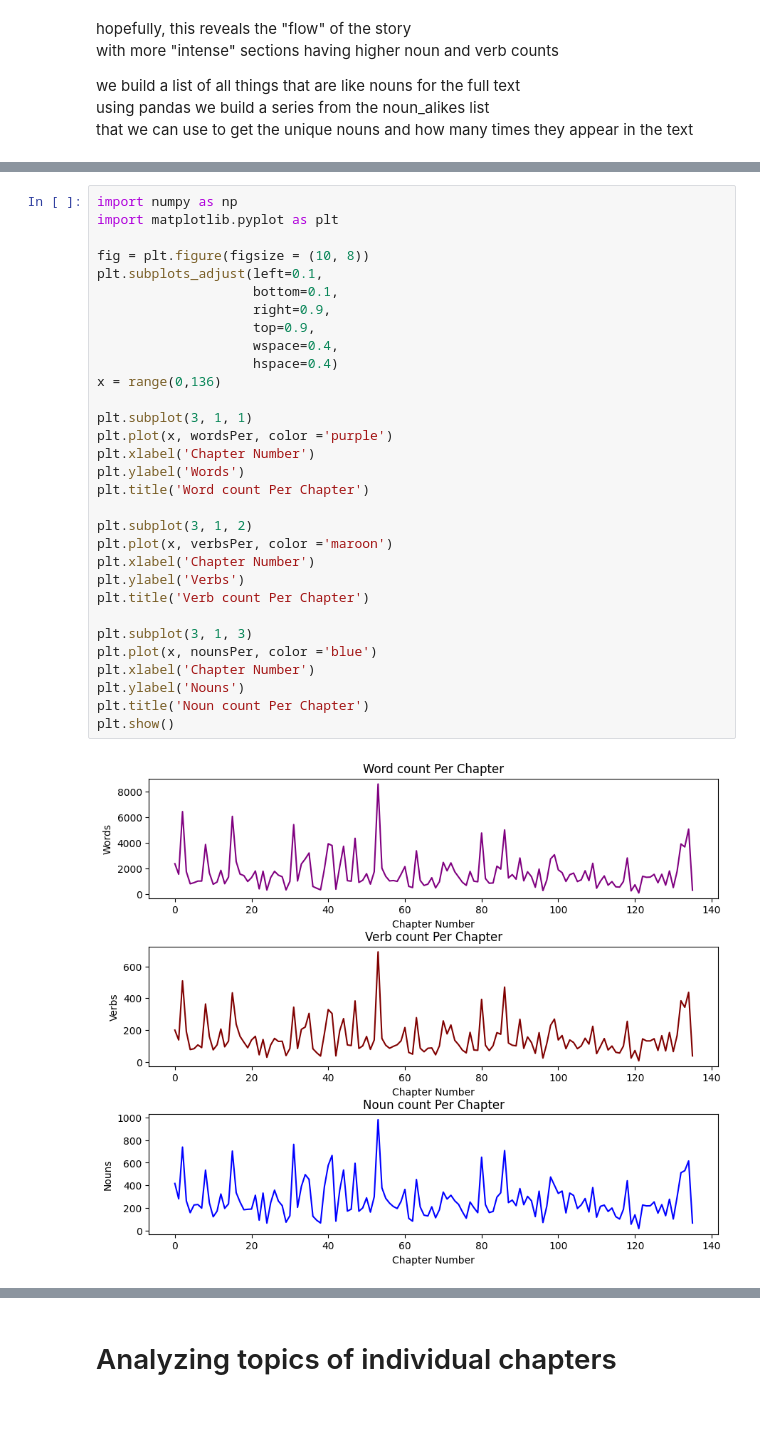
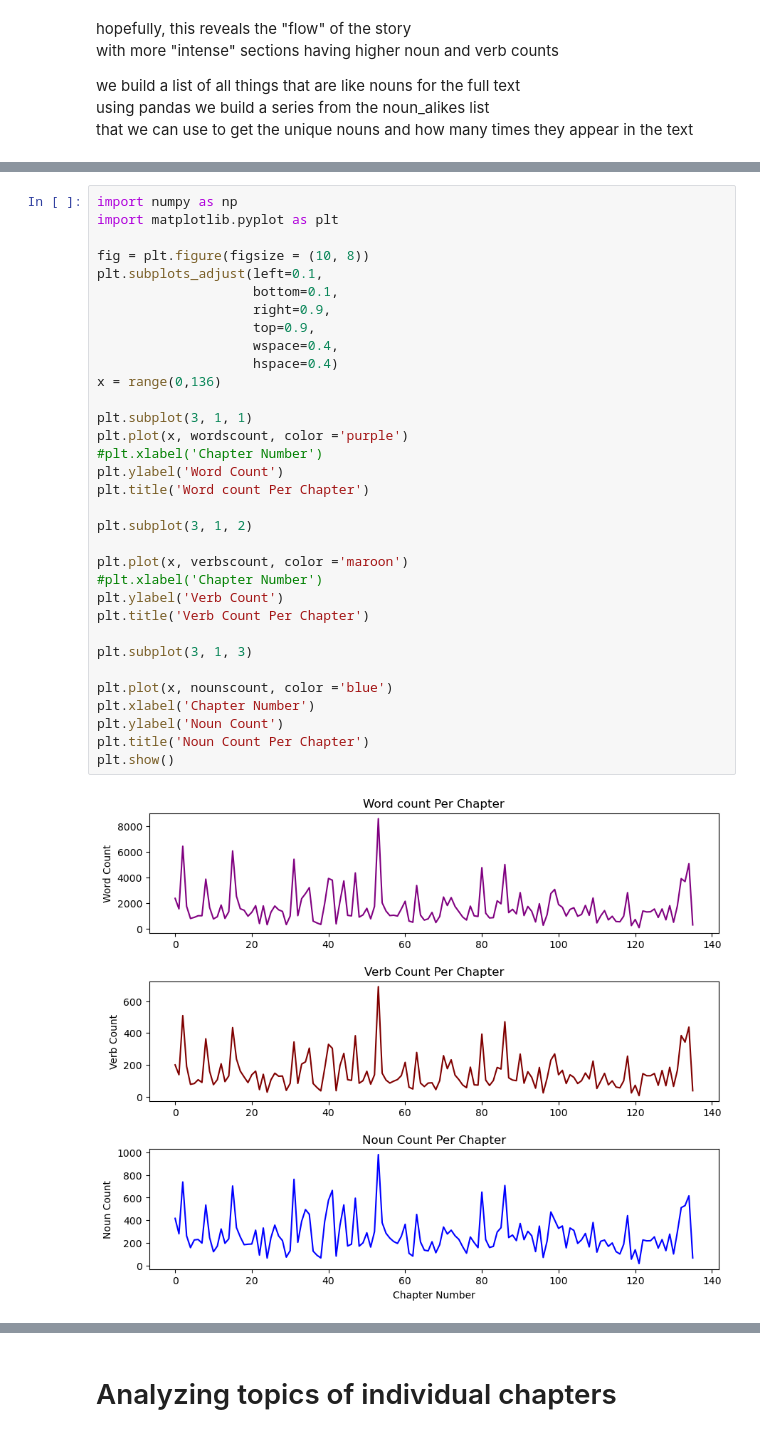
Before and after one commit to Pckay4058/COSC545-M2-Project, a Jupyter notebook: main.ipynb, the cells around one changed output, grey strips where cells are left out. Drawn from its saved outputs; the diff is of its cells as text.

Commit message:
Verb and Noun Percent Graph

```diff
--- a/main.ipynb
+++ b/main.ipynb
@@ -142,33 +156,35 @@ for ch in dict_chapters:
 # %%
 import numpy as np
 import matplotlib.pyplot as plt
 
 fig = plt.figure(figsize = (10, 8))
 plt.subplots_adjust(left=0.1,
                     bottom=0.1,
                     right=0.9,
                     top=0.9,
                     wspace=0.4,
                     hspace=0.4)
 x = range(0,136)
 
 plt.subplot(3, 1, 1)
-plt.plot(x, wordsPer, color ='purple')
-plt.xlabel('Chapter Number')
-plt.ylabel('Words')
+plt.plot(x, wordscount, color ='purple')
+#plt.xlabel('Chapter Number')
+plt.ylabel('Word Count')
 plt.title('Word count Per Chapter')
 
 plt.subplot(3, 1, 2)
-plt.plot(x, verbsPer, color ='maroon')
-plt.xlabel('Chapter Number')
-plt.ylabel('Verbs')
-plt.title('Verb count Per Chapter')
+
+plt.plot(x, verbscount, color ='maroon')
+#plt.xlabel('Chapter Number')
+plt.ylabel('Verb Count')
+plt.title('Verb Count Per Chapter')
 
 plt.subplot(3, 1, 3)
-plt.plot(x, nounsPer, color ='blue')
+
+plt.plot(x, nounscount, color ='blue')
 plt.xlabel('Chapter Number')
-plt.ylabel('Nouns')
-plt.title('Noun count Per Chapter')
+plt.ylabel('Noun Count')
+plt.title('Noun Count Per Chapter')
 plt.show()
 # %% [output]
-[figure, old version]
+[figure, new version]
```
Also changed, not shown: parts of 5 cells of this notebook.
